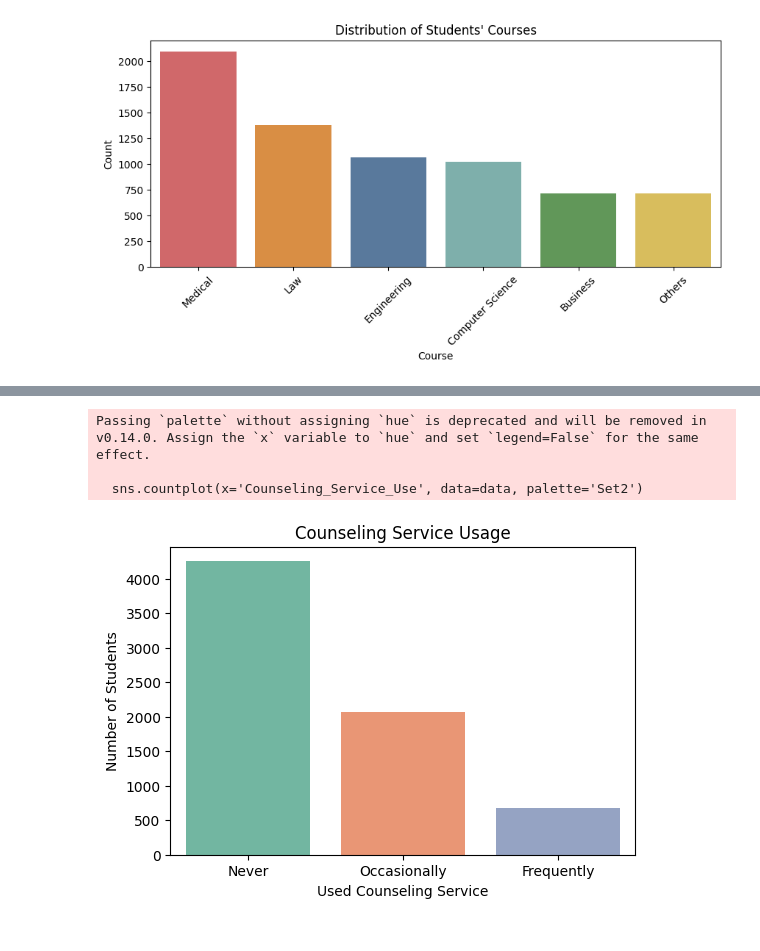
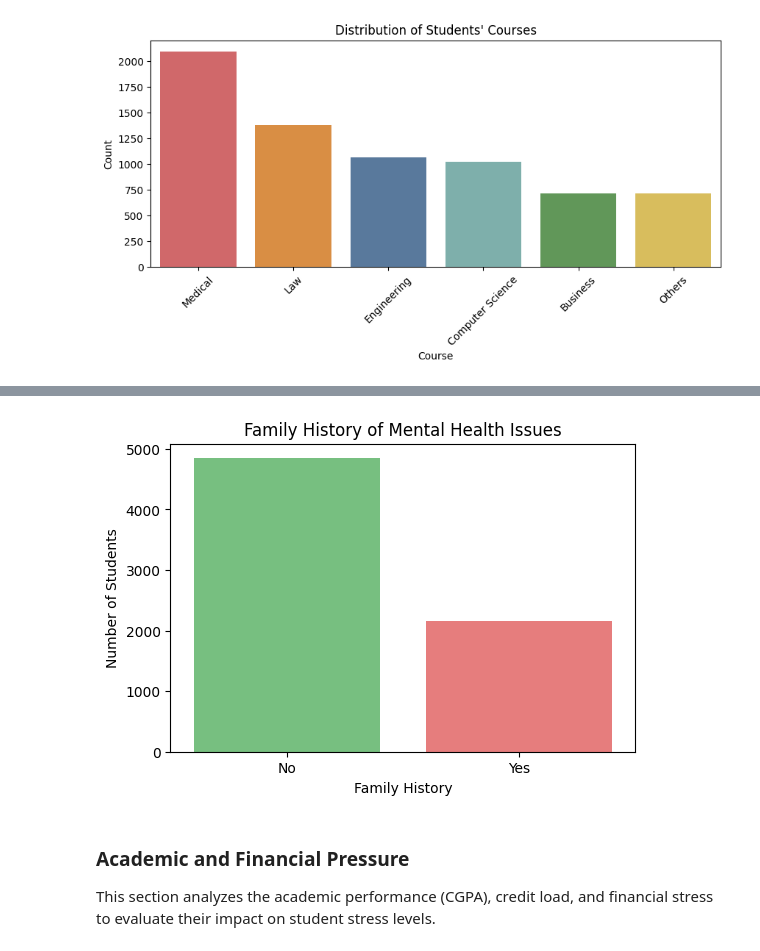
Before and after one commit to Emilianaalia/capstone-project-hacktiv8, a Jupyter notebook: capstone-notebook.ipynb, the cells around one changed output, grey strips where cells are left out. Drawn from its saved outputs; the diff is of its cells as text; code cells hidden in the pictures.

```diff
--- a/capstone-notebook.ipynb
+++ b/capstone-notebook.ipynb
@@ -37,3 +54,5 @@ data.head()
 data = data.dropna()
 data['CGPA'].fillna(data['CGPA'].mean(), inplace=True)
 data['Substance_Use'].fillna('Unknown', inplace=True);
+data.dropna(inplace=True)
+print(data.isnull().sum())  # semua kolom harus 0
@@ -40,5 +88,0 @@ data['Substance_Use'].fillna('Unknown', inplace=True);
-# %%
-data = data.dropna()
-
-data['CGPA'] = data['CGPA'].fillna(data['CGPA'].mean())
-data['Substance_Use'] = data['Substance_Use'].fillna('Unknown')
@@ -152,12 +268,18 @@ Passing `palette` without assigning `hue` is deprecated and will be removed in v
 # %%
-plt.figure(figsize=(6,4))
-sns.countplot(x='Counseling_Service_Use', data=data, palette='Set2')
-plt.title('Counseling Service Usage')
-plt.xlabel('Used Counseling Service')
+plt.figure(figsize=(6, 4))
+sns.countplot(
+    data=data,
+    x='Family_History',
+    hue='Family_History',
+    palette={'Yes': '#F76C6C', 'No': '#6BCB77'},
+    legend=False
+)
+plt.title('Family History of Mental Health Issues')
+plt.xlabel('Family History')
 plt.ylabel('Number of Students')
 plt.show()
 # %% [output]
-Passing `palette` without assigning `hue` is deprecated and will be removed in v0.14.0. Assign the `x` variable to `hue` and set `legend=False` for the same effect.
-
-  sns.countplot(x='Counseling_Service_Use', data=data, palette='Set2')
-[figure, old version]
+[figure, new version]
+# %% [markdown]
+### Academic and Financial Pressure
+This section analyzes the academic performance (CGPA), credit load, and financial stress to evaluate their impact on student stress levels.
```
Also changed, not shown: parts of 22 cells of this notebook.
